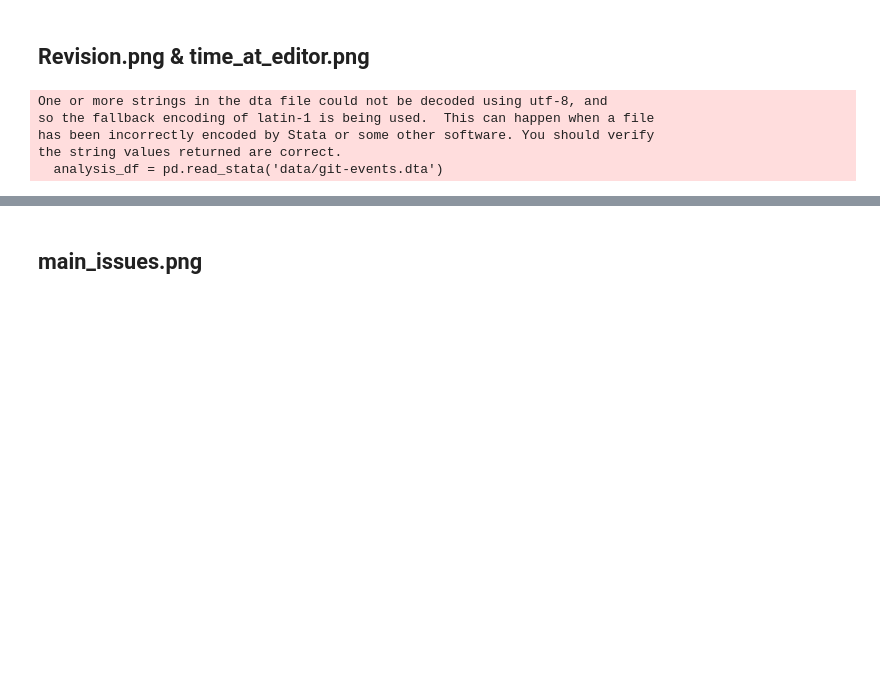
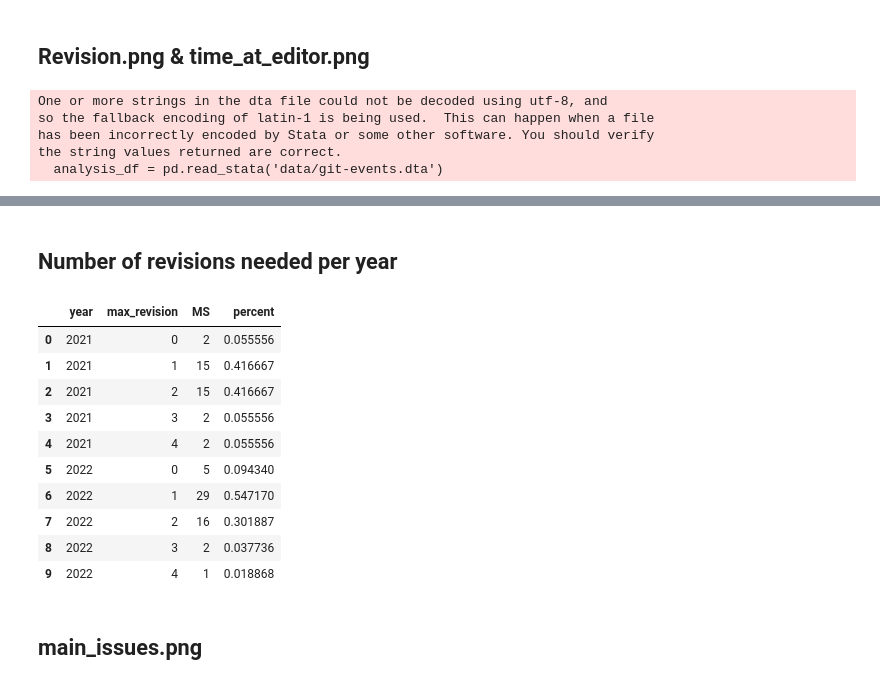
Before and after one commit to REStud/report, a Jupyter notebook: test.ipynb, the cells around one changed output, grey strips where cells are left out. Saved outputs shown, nothing was run; the diff lists cells and outputs as text; code cells hidden in the pictures; blank space fills up the shorter version.

```diff
--- a/test.ipynb
+++ b/test.ipynb
@@ -98,3 +115,35 @@ revisions_chart.update_layout(
 )
 revisions_chart.update_traces(opacity=0.5)
 revisions_chart.show()
+# %% [markdown]
+## Number of revisions needed per year
+# %%
+collapsed_year = analysis_df.groupby(by=['MS', 'year', 'spell_id', 'at_editor']).sum().reset_index()
+collapsed_year = collapsed_year[['MS', 'year', 'spell_id', 'at_editor', 'spell']]
+collapsed_year = collapsed_year[collapsed_year['spell_id'] != 1]
+collapsed_year['spell_id'] = np.floor((collapsed_year['spell_id']-1)/2)
+collapsed_year['spell_id'] = collapsed_year['spell_id'].astype(int)
+collapsed_year = collapsed_year.pivot(index=['MS', 'spell_id','year'], columns='at_editor', values=['spell']).reset_index()
+collapsed_year.columns = ['MS', 'revision','year', 'time_at_author', 'time_at_editor']
+collapsed_year['max_revision'] = collapsed_year.groupby('MS')['revision'].transform(pd.Series.max)
+# %%
+collapsed_year = collapsed_year[['MS', 'year', 'max_revision']]
+revisions = collapsed_year.groupby(['MS', 'year']).mean().reset_index()
+revisions['max_revision'] = revisions['max_revision'].apply(lambda x:int(x))
+revisions = revisions.groupby(['year','max_revision']).count().reset_index()
+revisions.loc[revisions['year']=='2021','percent'] = revisions.loc[revisions['year']=='2021', 'MS']/36
+revisions.loc[revisions['year']=='2022','percent'] = revisions.loc[revisions['year']=='2022', 'MS']/53
+# %%
+revisions
+# %% [output]
+|  | year | max_revision | MS | percent |
+| 0 | 2021 | 0 | 2 | 0.055556 |
+| 1 | 2021 | 1 | 15 | 0.416667 |
+| 2 | 2021 | 2 | 15 | 0.416667 |
+| 3 | 2021 | 3 | 2 | 0.055556 |
+| 4 | 2021 | 4 | 2 | 0.055556 |
+| 5 | 2022 | 0 | 5 | 0.094340 |
+| 6 | 2022 | 1 | 29 | 0.547170 |
+| 7 | 2022 | 2 | 16 | 0.301887 |
+| 8 | 2022 | 3 | 2 | 0.037736 |
+| 9 | 2022 | 4 | 1 | 0.018868 |
```
Also changed, not shown: parts of 13 cells of this notebook, 1 other file.
